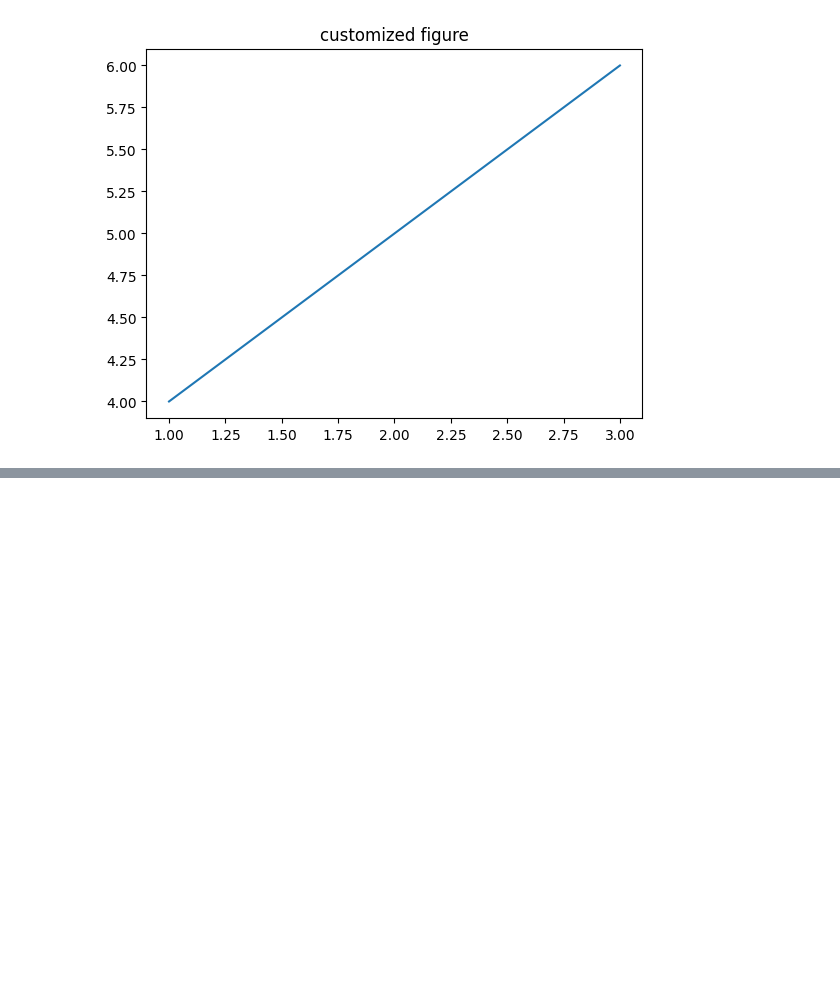
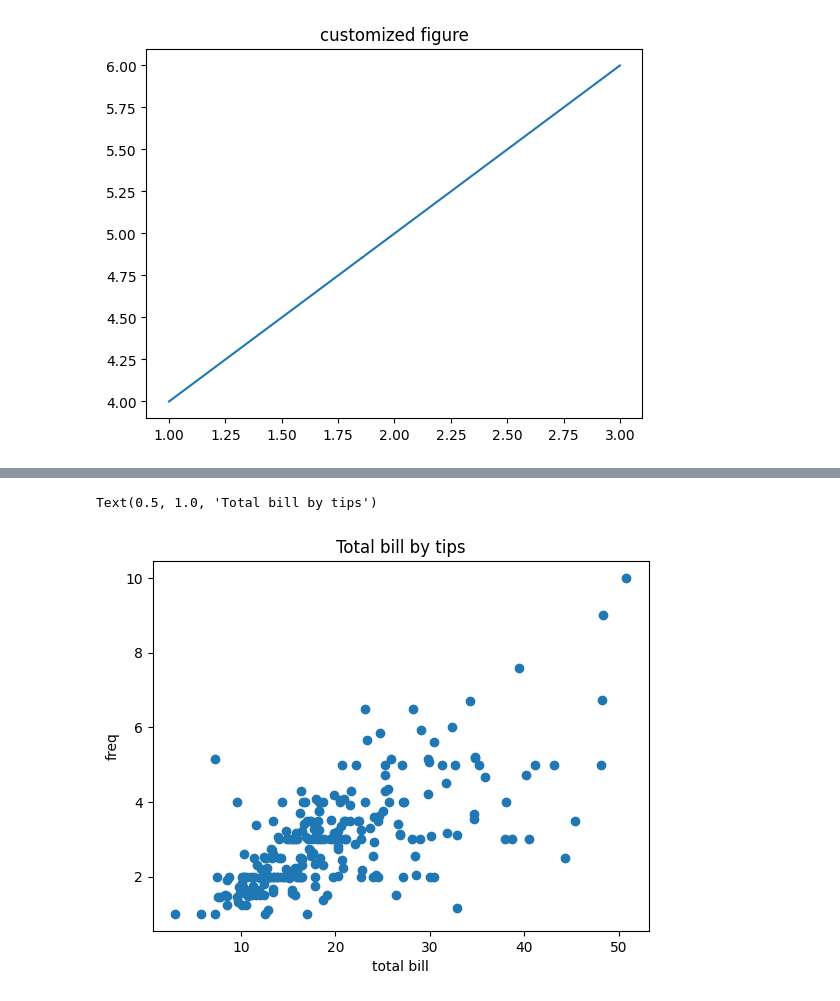
Before and after one commit to MuskanParmar-mp/python_lib, a Jupyter notebook: matplot1.ipynb, the cells around one changed output, grey strips where cells are left out. Drawn from its saved outputs; the diff is of its cells as text; code cells hidden in the pictures; blank space fills up the shorter version.

```diff
--- a/matplot1.ipynb
+++ b/matplot1.ipynb
@@ -89,0 +131,9 @@ plt.show()
+# %%
+plt.Figure()
+plt.scatter(df['total_bill'], df['tip'], )
+plt.xlabel("total bill")
+plt.ylabel("freq")
+plt.title("Total bill by tips")
+# %% [output]
+Text(0.5, 1.0, 'Total bill by tips')
+[figure, added]
```
Also changed, not shown: parts of 5 cells of this notebook.
